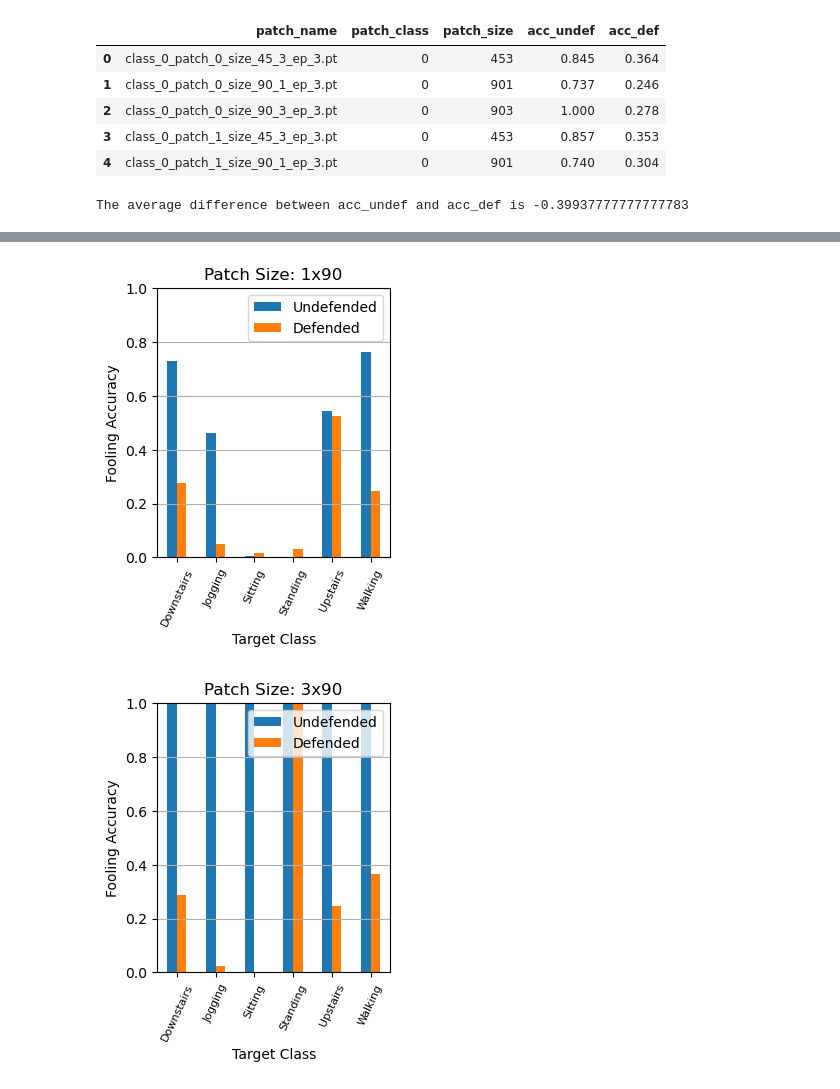
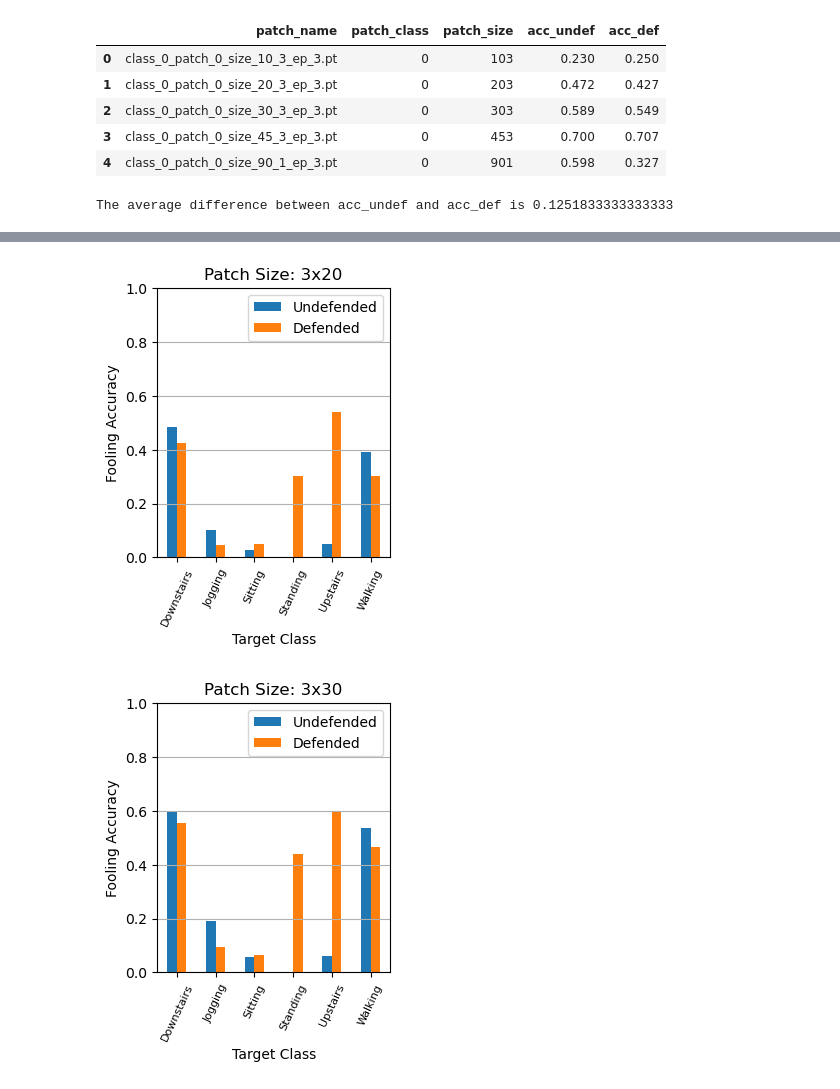
Before and after one commit to gijsdesmit/Project_DL, a Jupyter notebook: plot_patch_attack_results.ipynb, the cells around one changed output, grey strips where cells are left out. Saved outputs shown, nothing was run; the diff lists cells and outputs as text; code cells hidden in the pictures.

Commit message:
result_edits

```diff
--- a/plot_patch_attack_results.ipynb
+++ b/plot_patch_attack_results.ipynb
@@ -23,16 +23,16 @@ import matplotlib.pyplot as plt
 # with open('results2_edit.json', 'w') as f:
 #     json.dump(data, f)
 # %%
-df2 = pd.read_json('results2_edit.json')
-df1 = pd.read_json('results_3.json')
+#df2 = pd.read_json('results2_edit.json')
+df1 = pd.read_json('results_4.json')
 df1.head()
 # %% [output]
 |  | patch_name | patch_class | patch_size | acc_undef | acc_def |
-| 0 | class_0_patch_0_size_45_3_ep_3.pt | 0 | 453 | 0.845 | 0.364 |
-| 1 | class_0_patch_0_size_90_1_ep_3.pt | 0 | 901 | 0.737 | 0.246 |
-| 2 | class_0_patch_0_size_90_3_ep_3.pt | 0 | 903 | 1.000 | 0.278 |
-| 3 | class_0_patch_1_size_45_3_ep_3.pt | 0 | 453 | 0.857 | 0.353 |
-| 4 | class_0_patch_1_size_90_1_ep_3.pt | 0 | 901 | 0.740 | 0.304 |
+| 0 | class_0_patch_0_size_10_3_ep_3.pt | 0 | 103 | 0.230 | 0.250 |
+| 1 | class_0_patch_0_size_20_3_ep_3.pt | 0 | 203 | 0.472 | 0.427 |
+| 2 | class_0_patch_0_size_30_3_ep_3.pt | 0 | 303 | 0.589 | 0.549 |
+| 3 | class_0_patch_0_size_45_3_ep_3.pt | 0 | 453 | 0.700 | 0.707 |
+| 4 | class_0_patch_0_size_90_1_ep_3.pt | 0 | 901 | 0.598 | 0.327 |
 # %%
 labels = ['Downstairs','Jogging','Sitting','Standing','Upstairs','Walking']
 # %%
@@ -41,7 +41,7 @@ df1['acc_diff'] = df1['acc_def'] - df1['acc_undef']
 mean_diff = df1['acc_diff'].mean()
 print(f'The average difference between acc_undef and acc_def is {mean_diff}')
 # %% [output]
-The average difference between acc_undef and acc_def is -0.39937777777777783
+The average difference between acc_undef and acc_def is 0.1251833333333333
 # %%
 # Get unique 'patch_size' values
 patch_sizes = df1['patch_size'].unique()
@@ -53,7 +53,9 @@ for patch_size in patch_sizes:
     # Filter the DataFrame
     df_filtered = df1[df1['patch_size'] == patch_size]
     # Group by 'patch_class', and calculate the mean of 'acc_undef' and 'acc_def'
-    df_grouped = df_filtered.groupby('patch_class')['acc_undef', 'acc_def'].mean().reset_index()
+    #df_grouped = df_filtered.groupby('patch_class')['acc_undef', 'acc_def'].mean().reset_index()
+    df_grouped = df_filtered.groupby('patch_class')[['acc_undef', 'acc_def']].mean().reset_index()
+
 
     patch_rows = str(patch_size)[-1]
     patch_cols = str(patch_size)[:-1]
@@ -68,6 +70,6 @@ for patch_size in patch_sizes:
     plt.grid(axis='y')
     ax.set_xticklabels(labels, rotation=65, fontsize=8)
     #save the figure
-    plt.savefig(f'images/patch_size_{patch_size}.png', dpi=300, bbox_inches='tight')
+    plt.savefig(f'images/Results 4/patch_size_{patch_size}.png', dpi=300, bbox_inches='tight')
     plt.show()
 # %% [output]
@@ -75,2 +77,2 @@ for patch_size in patch_sizes:
-[figure, old version]
+[figure, new version]
-[figure, old version]
+[figure, new version]
```
Also changed, not shown: parts of 3 cells of this notebook, 25 other files.
